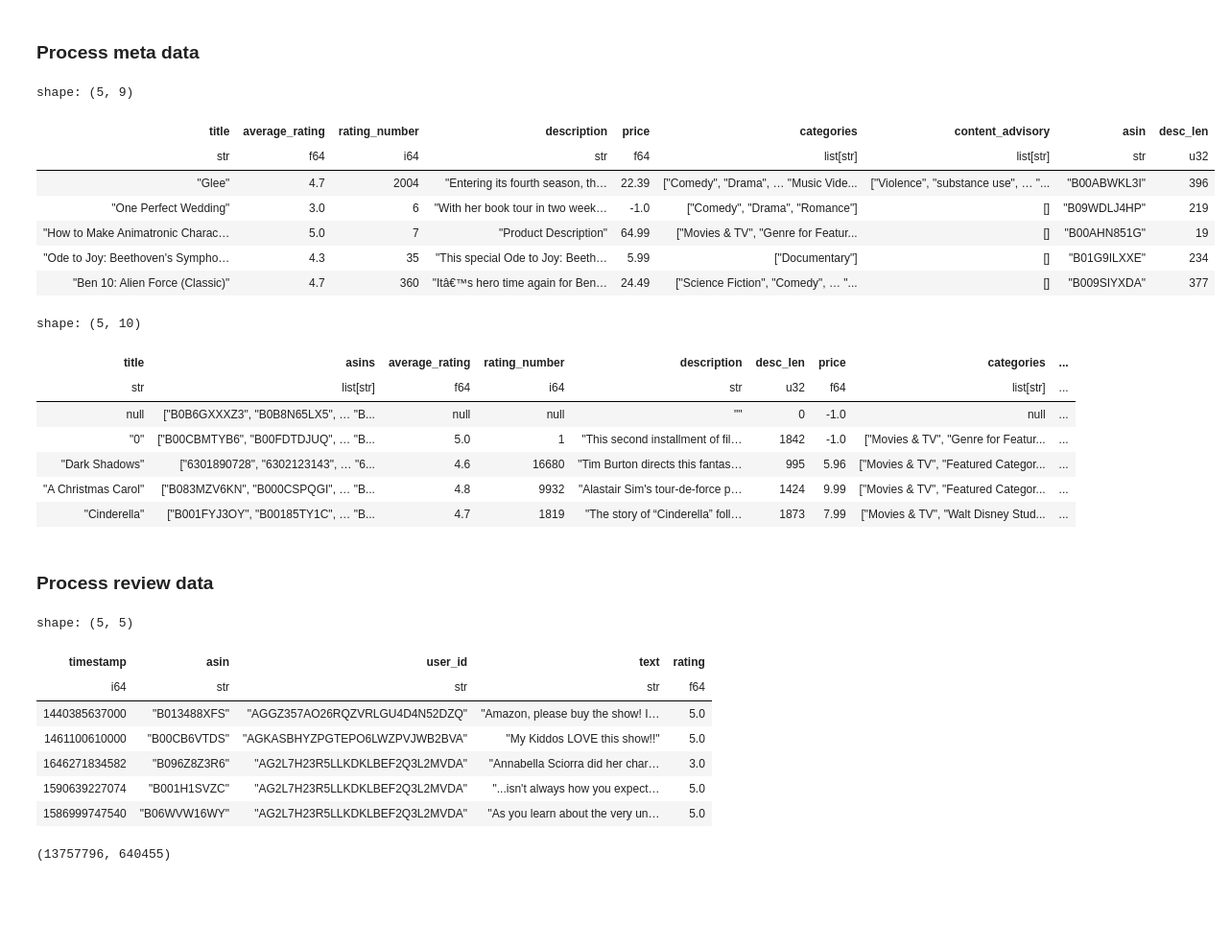
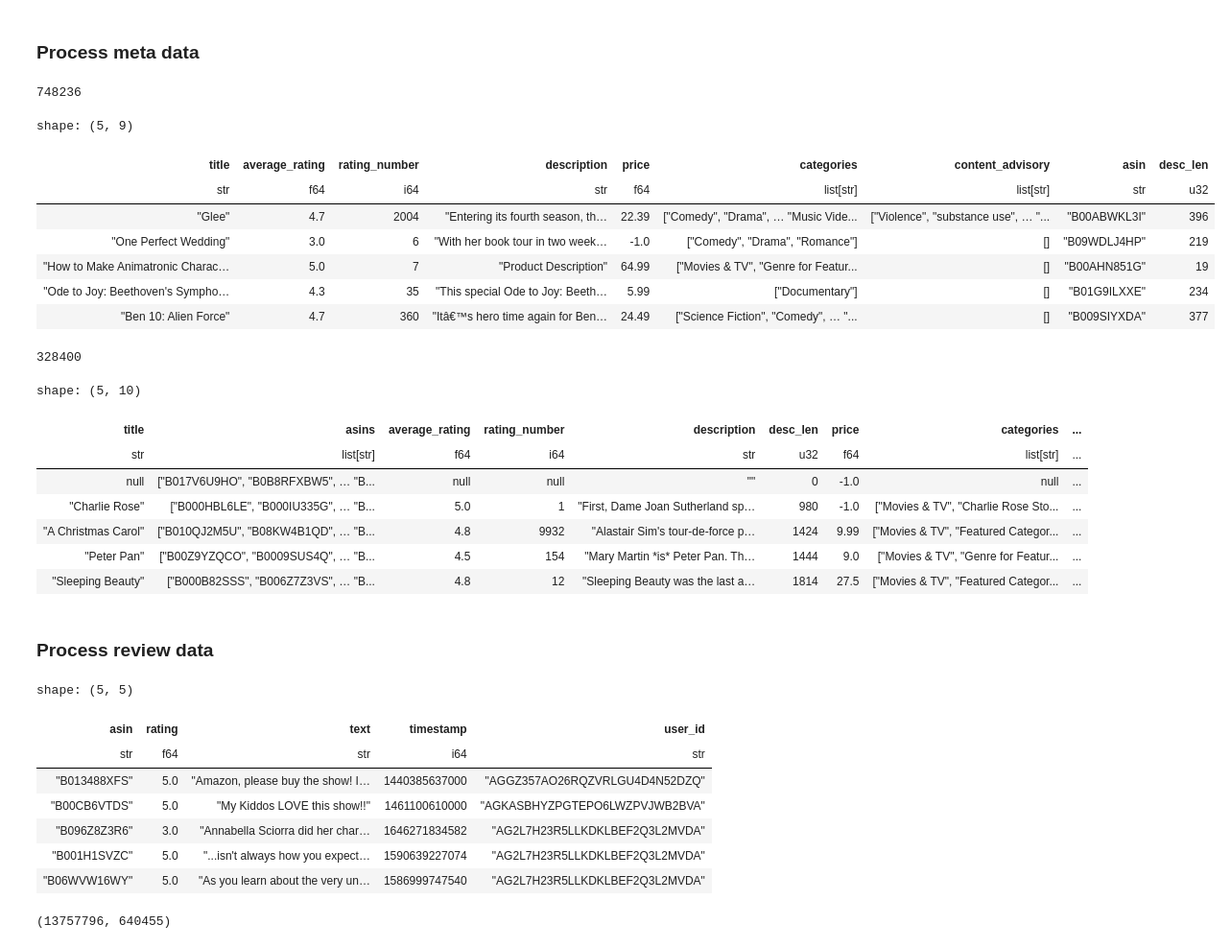
Before and after one commit to runeharlyk/CSS-02467-exam-project, a Jupyter notebook: Part 1.ipynb, the cells around one changed output. Shown at 96% size. Cells and saved outputs as stored; diff of their text form; code cells hidden in the pictures; blank space fills up the shorter version.

```diff
--- a/Part 1.ipynb
+++ b/Part 1.ipynb
@@ -32,8 +31,9 @@ True
 # %% [markdown]
 ### Constants and function definitions
 # %%
-REVIEW_DATA_FILE = 'Movies_and_TV.jsonl'
-META_DATA_FILE = "meta_Movies_and_TV.jsonl"
+REVIEW_DATA_FILE = 'dataset/Movies_and_TV.jsonl'
+META_DATA_FILE = "dataset/meta_Movies_and_TV.jsonl"
+EXTENDED_META_DATA_FILE = "dataset/meta_Movies_and_TV_extended.jsonl"
 # %% [markdown]
 ## 1. Data processing
 # %% [markdown]
@@ -52,7 +52,10 @@ schema = {
     "parent_asin": pl.Utf8,
 }
 
-df_meta = pl.read_ndjson(META_DATA_FILE, schema=schema).rename({"parent_asin": "asin"})
+df_meta_1 = pl.read_ndjson(META_DATA_FILE, schema=schema).rename({"parent_asin": "asin"})
+df_meta_2 = pl.read_ndjson(EXTENDED_META_DATA_FILE, schema=schema).rename({"parent_asin": "asin"})
+
+df_meta = pl.concat([df_meta_1, df_meta_2])
 
 # Map prices
 df_meta = df_meta.with_columns(
@@ -79,35 +82,38 @@ df_meta = df_meta.with_columns(
     )
     .then(pl.lit([""]).cast(pl.List(pl.Utf8)))
     .otherwise(pl.col("description"))
     .alias("description")
 )
 
 df_meta = df_meta.with_columns(
     pl.col("description").list.get(0).alias("description") # TODO GET THE LONGEST DESCRIPTION
 )
 
 df_meta = df_meta.with_columns(
     pl.col("description").str.len_chars().alias("desc_len")
 )
 
 # Map Content advisory
 df_meta = df_meta.with_columns(
     pl.struct(["details"]).map_elements(
         lambda s: s["details"]["Content advisory"] if s["details"] and "Content advisory" in s["details"] else [],
         return_dtype=pl.List(pl.Utf8)
     ).alias("details")
 ).rename({"details": "content_advisory"})
 
+print(df_meta.height)
+
 df_meta.limit(5)
 # %% [output]
-shape: (5, 9)
+748236
+shape: (5, 9)
 | title | average_rating | rating_number | description | price | categories | content_advisory | asin | desc_len |
 | str | f64 | i64 | str | f64 | list[str] | list[str] | str | u32 |
 | "Glee" | 4.7 | 2004 | "Entering its fourth season, th… | 22.39 | ["Comedy", "Drama", … "Music Vide... | ["Violence", "substance use", … "... | "B00ABWKL3I" | 396 |
 | "One Perfect Wedding" | 3.0 | 6 | "With her book tour in two week… | -1.0 | ["Comedy", "Drama", "Romance"] | [] | "B09WDLJ4HP" | 219 |
 | "How to Make Animatronic Charac… | 5.0 | 7 | "Product Description" | 64.99 | ["Movies & TV", "Genre for Featur... | [] | "B00AHN851G" | 19 |
 | "Ode to Joy: Beethoven's Sympho… | 4.3 | 35 | "This special Ode to Joy: Beeth… | 5.99 | ["Documentary"] | [] | "B01G9ILXXE" | 234 |
-| "Ben 10: Alien Force (Classic)" | 4.7 | 360 | "Itâ€™s hero time again for Ben… | 24.49 | ["Science Fiction", "Comedy", … "... | [] | "B009SIYXDA" | 377 |
+| "Ben 10: Alien Force" | 4.7 | 360 | "Itâ€™s hero time again for Ben… | 24.49 | ["Science Fiction", "Comedy", … "... | [] | "B009SIYXDA" | 377 |
 # %%
 best_per_title = (
     df_meta.sort(["desc_len", "rating_number"], descending=[True, True])
@@ -126,17 +132,18 @@ best_per_title = (
         pl.col("asins").list.len().alias("num_asins")
     )
 )
-
+print(best_per_title.height)
 best_per_title.sort("num_asins", descending=True).limit(5)
 # %% [output]
-shape: (5, 10)
+328400
+shape: (5, 10)
 | title | asins | average_rating | rating_number | description | desc_len | price | categories | ... |
 | str | list[str] | f64 | i64 | str | u32 | f64 | list[str] | ... |
-| null | ["B0B6GXXXZ3", "B0B8N65LX5", … "B... | null | null | "" | 0 | -1.0 | null | ... |
-| "0" | ["B00CBMTYB6", "B00FDTDJUQ", … "B... | 5.0 | 1 | "This second installment of fil… | 1842 | -1.0 | ["Movies & TV", "Genre for Featur... | ... |
-| "Dark Shadows" | ["6301890728", "6302123143", … "6... | 4.6 | 16680 | "Tim Burton directs this fantas… | 995 | 5.96 | ["Movies & TV", "Featured Categor... | ... |
-| "A Christmas Carol" | ["B083MZV6KN", "B000CSPQGI", … "B... | 4.8 | 9932 | "Alastair Sim's tour-de-force p… | 1424 | 9.99 | ["Movies & TV", "Featured Categor... | ... |
-| "Cinderella" | ["B001FYJ3OY", "B00185TY1C", … "B... | 4.7 | 1819 | "The story of “Cinderella” foll… | 1873 | 7.99 | ["Movies & TV", "Walt Disney Stud... | ... |
+| null | ["B017V6U9HO", "B0B8RFXBW5", … "B... | null | null | "" | 0 | -1.0 | null | ... |
+| "Charlie Rose" | ["B000HBL6LE", "B000IU335G", … "B... | 5.0 | 1 | "First, Dame Joan Sutherland sp… | 980 | -1.0 | ["Movies & TV", "Charlie Rose Sto... | ... |
+| "A Christmas Carol" | ["B010QJ2M5U", "B08KW4B1QD", … "B... | 4.8 | 9932 | "Alastair Sim's tour-de-force p… | 1424 | 9.99 | ["Movies & TV", "Featured Categor... | ... |
+| "Peter Pan" | ["B00Z9YZQCO", "B0009SUS4Q", … "B... | 4.5 | 154 | "Mary Martin *is* Peter Pan. Th… | 1444 | 9.0 | ["Movies & TV", "Genre for Featur... | ... |
+| "Sleeping Beauty" | ["B000B82SSS", "B006Z7Z3VS", … "B... | 4.8 | 12 | "Sleeping Beauty was the last a… | 1814 | 27.5 | ["Movies & TV", "Featured Categor... | ... |
 # %% [markdown]
 ### Process review data
 # %%
@@ -149,13 +156,13 @@ df = df.collect()
 df.limit(5)
 # %% [output]
 shape: (5, 5)
-| timestamp | asin | user_id | text | rating |
-| i64 | str | str | str | f64 |
-| 1440385637000 | "B013488XFS" | "AGGZ357AO26RQZVRLGU4D4N52DZQ" | "Amazon, please buy the show! I… | 5.0 |
-| 1461100610000 | "B00CB6VTDS" | "AGKASBHYZPGTEPO6LWZPVJWB2BVA" | "My Kiddos LOVE this show!!" | 5.0 |
-| 1646271834582 | "B096Z8Z3R6" | "AG2L7H23R5LLKDKLBEF2Q3L2MVDA" | "Annabella Sciorra did her char… | 3.0 |
-| 1590639227074 | "B001H1SVZC" | "AG2L7H23R5LLKDKLBEF2Q3L2MVDA" | "...isn't always how you expect… | 5.0 |
-| 1586999747540 | "B06WVW16WY" | "AG2L7H23R5LLKDKLBEF2Q3L2MVDA" | "As you learn about the very un… | 5.0 |
+| asin | rating | text | timestamp | user_id |
+| str | f64 | str | i64 | str |
+| "B013488XFS" | 5.0 | "Amazon, please buy the show! I… | 1440385637000 | "AGGZ357AO26RQZVRLGU4D4N52DZQ" |
+| "B00CB6VTDS" | 5.0 | "My Kiddos LOVE this show!!" | 1461100610000 | "AGKASBHYZPGTEPO6LWZPVJWB2BVA" |
+| "B096Z8Z3R6" | 3.0 | "Annabella Sciorra did her char… | 1646271834582 | "AG2L7H23R5LLKDKLBEF2Q3L2MVDA" |
+| "B001H1SVZC" | 5.0 | "...isn't always how you expect… | 1590639227074 | "AG2L7H23R5LLKDKLBEF2Q3L2MVDA" |
+| "B06WVW16WY" | 5.0 | "As you learn about the very un… | 1586999747540 | "AG2L7H23R5LLKDKLBEF2Q3L2MVDA" |
 # %%
 df.height, df.get_column("asin").n_unique()
 # %% [output]
```
Also changed, not shown: parts of 22 cells of this notebook, 2 other files.
